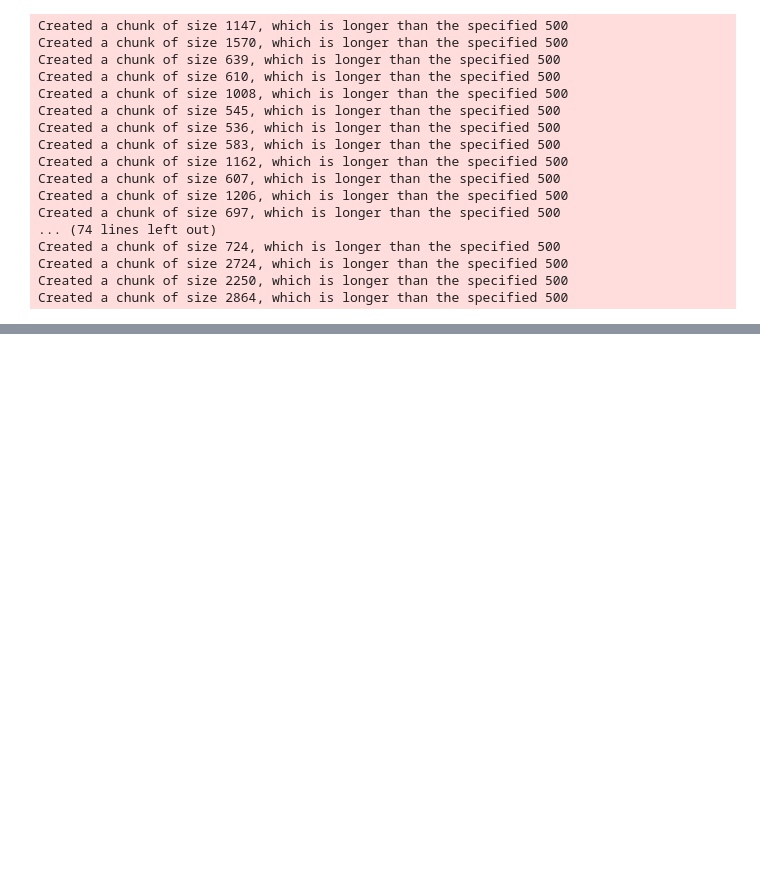
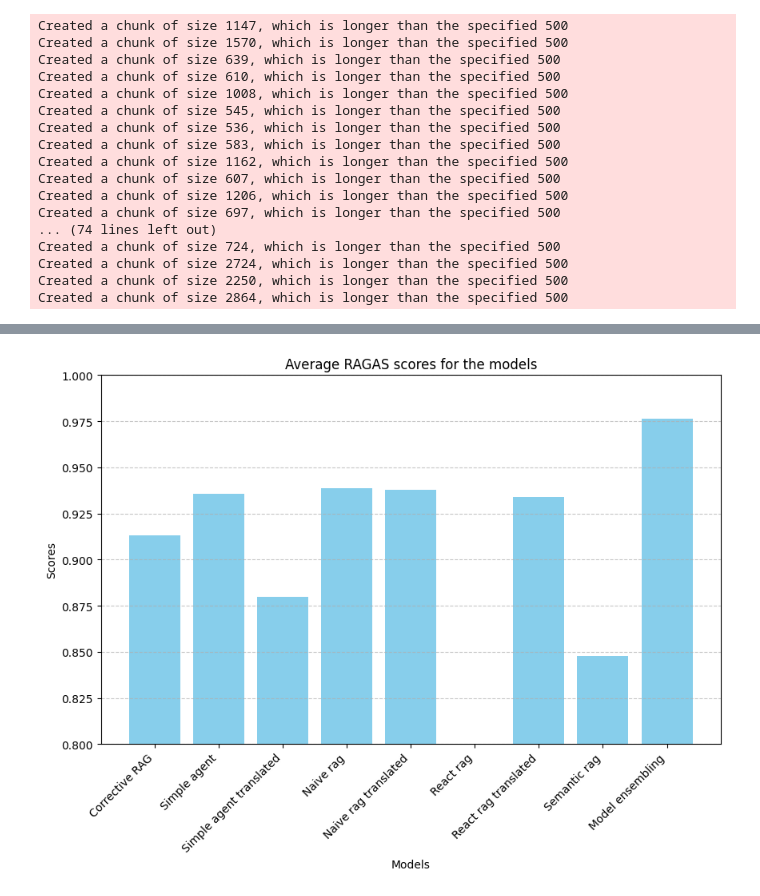
Before and after one commit to AdrianFolge/Master, a Jupyter notebook: master_folder/pipeline.ipynb, the cells around one changed output, grey strips where cells are left out. Drawn from its saved outputs; the diff is of its cells as text; code cells hidden in the pictures; blank space fills up the shorter version.

```diff
--- a/master_folder/pipeline.ipynb
+++ b/master_folder/pipeline.ipynb
@@ -29,6 +32,7 @@ embeddings = OpenAIEmbeddings(model="text-embedding-3-large")
 # %%
-databases = init_vectorstore(embeddings, text_splitter)
-databases_translated = init_vectorstore(embeddings, text_splitter, translate=True)
+## Init databases
+databases = init_vectorstore(embeddings_nor, text_splitter)
+databases_translated = init_vectorstore(embeddings_trans, text_splitter, translate=True)
 semantic_databases = init_semantic_vectorstore()
 # %% [output]
 Created a chunk of size 1147, which is longer than the specified 500
@@ -82 +88,5 @@ Final Answer: PlanID-en knyttet til de foreliggende bestemmelsene er 201906.
+# %%
+## Init ensemble model
+predictions_dict = create_predictions_dict(corrective_rag_translated_list, simple_agent_rag_list, simple_agent_rag_translated_list, naive_rag_list, naive_rag_translated_list, react_rag_translated_list, react_rag_list, semantic_rag_list)
+ensembling_models_list = ensemble_models(predictions_dict, references, instances, react_rag_translated_context, llm)
 # %%
@@ -117 +373,21 @@ print(semantic_rag_score)
+# %%
+## Printing the RAGAS scores
+print(simple_agent_rag_score_RAGAS)
+avg_simple_agent_rag_score_RAGAS = average_RAGAS_score(simple_agent_rag_score_RAGAS)
+print(corrective_rag_translated_score_RAGAS)
+avg_corrective_rag_translated_score_RAGAS = average_RAGAS_score(corrective_rag_translated_score_RAGAS)
+print(simple_agent_translated_rag_score_RAGAS)
+avg_simple_agent_translated_rag_score_RAGAS = average_RAGAS_score(simple_agent_translated_rag_score_RAGAS)
+print(naive_rag_score_RAGAS)
+avg_naive_rag_score_RAGAS = average_RAGAS_score(naive_rag_score_RAGAS)
+print(naive_rag_translated_score_RAGAS)
+avg_naive_rag_translated_score_RAGAS = average_RAGAS_score(naive_rag_translated_score_RAGAS)
+print(react_rag_translated_score_RAGAS)
+avg_react_rag_translated_score_RAGAS = average_RAGAS_score(react_rag_translated_score_RAGAS)
+print(react_rag_score_RAGAS)
+avg_react_rag_score_RAGAS = average_RAGAS_score(react_rag_score_RAGAS)
+print(semantic_rag_score_RAGAS)
+avg_semantic_rag_score_RAGAS = average_RAGAS_score(semantic_rag_score_RAGAS)
+print(ensemble_models_score_RAGAS)
+avg_ensemble_models_score_RAGAS = average_RAGAS_score(ensemble_models_score_RAGAS)
 # %%
@@ -154 +465,18 @@ print("#############")
+# %%
+# avg RAGAS Scores for each model (example data)
+model_names = ["Corrective RAG", "Simple agent", "Simple agent translated", "Naive rag", "Naive rag translated", "React rag", "React rag translated", "Semantic rag","Model ensembling"]
+scores = [avg_corrective_rag_translated_score_RAGAS, avg_simple_agent_rag_score_RAGAS, avg_simple_agent_translated_rag_score_RAGAS, avg_naive_rag_score_RAGAS, avg_naive_rag_translated_score_RAGAS, avg_react_rag_score_RAGAS, avg_react_rag_translated_score_RAGAS, avg_semantic_rag_score_RAGAS,avg_ensemble_models_score_RAGAS]
+
+# Plotting
+plt.figure(figsize=(10, 6))
+plt.bar(model_names, scores, color='skyblue')
+plt.xlabel('Models')
+plt.ylabel('Scores')
+plt.title('Average RAGAS scores for the models')
+plt.ylim(0.8, 1)  # Set y-axis limits to 0 and 1
+plt.grid(axis='y', linestyle='--', alpha=0.7)
+plt.xticks(rotation=45, ha='right')
+plt.show()
+# %% [output]
+[figure, added]
 # %%
```
Also changed, not shown: parts of 24 cells of this notebook, 11 other files.
